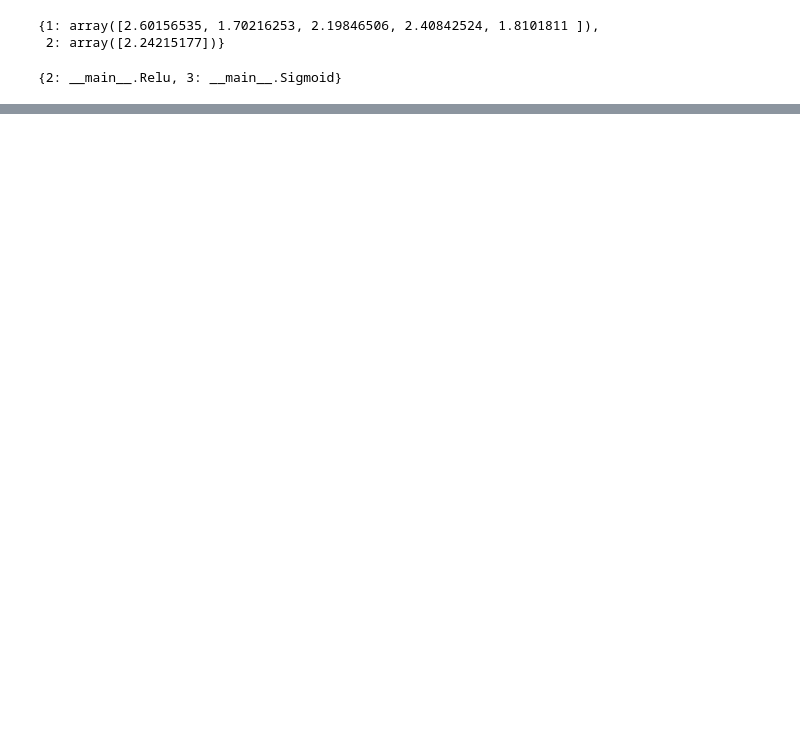
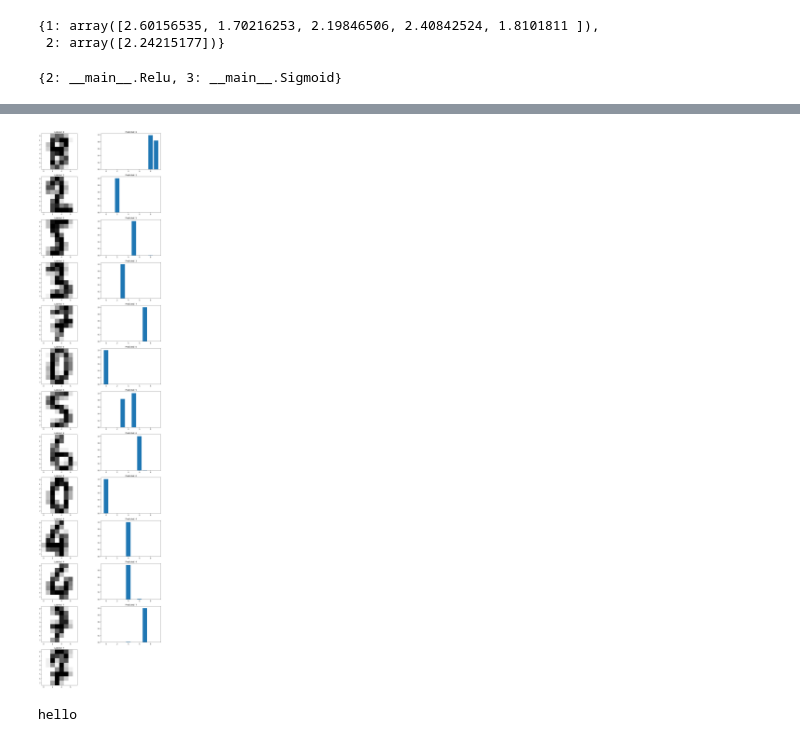
Before and after one commit to TheFoodForest/Numpy-Neural-Net, a Jupyter notebook: Sigmoid Activation NN.ipynb, the cells around one changed output, grey strips where cells are left out. Saved outputs shown, nothing was run; the diff lists cells and outputs as text; code cells hidden in the pictures; blank space fills up the shorter version.

```diff
--- a/Sigmoid Activation NN.ipynb
+++ b/Sigmoid Activation NN.ipynb
@@ -742 +740,38 @@ Percent Correct:  0.10555555555555556
 ===============
+# %%
+from matplotlib import pyplot as plt
+
+class PlotImgPred():
+    def __init__(self, predictions, X, y, n_plots=10):
+        self.predictions = predictions
+        self.X = np.array(X).reshape(len(X),8,8)
+        self.y = y
+        self.plots = n_plots
+    def show_pred(self):
+        fig = plt.figure(figsize=(15,self.plots*5))
+        axes = []
+        for i in range(self.plots):
+            axes.append(fig.add_subplot(self.plots,2,i+1))
+        for i in range(self.plots):
+            ax = axes[i]
+            if i % 2 == 0:
+                ax.imshow(self.X[i], interpolation=None, cmap='binary')
+                ax.set_title('Labeled: {}'.format(np.argmax(self.y[i])))
+            else:
+                ax.bar(range(10),self.predictions[i-1])
+                ax.set_title('Predicted: {}'.format(np.argmax(self.predictions[i-1])))
+        plt.show()
+
+
+PlotImgPred(prediction, X_test,y_test,25).show_pred()
+
+
+# fig, ax = plt.figure()
+# plt.imshow(X[0], interpolation=None, cmap='binary')
+# plt.show()
+# %% [output]
+[figure, added]
+# %%
+print('{}'.format('hello'))
+# %% [output]
+hello
```
Also changed, not shown: parts of 5 cells of this notebook.
